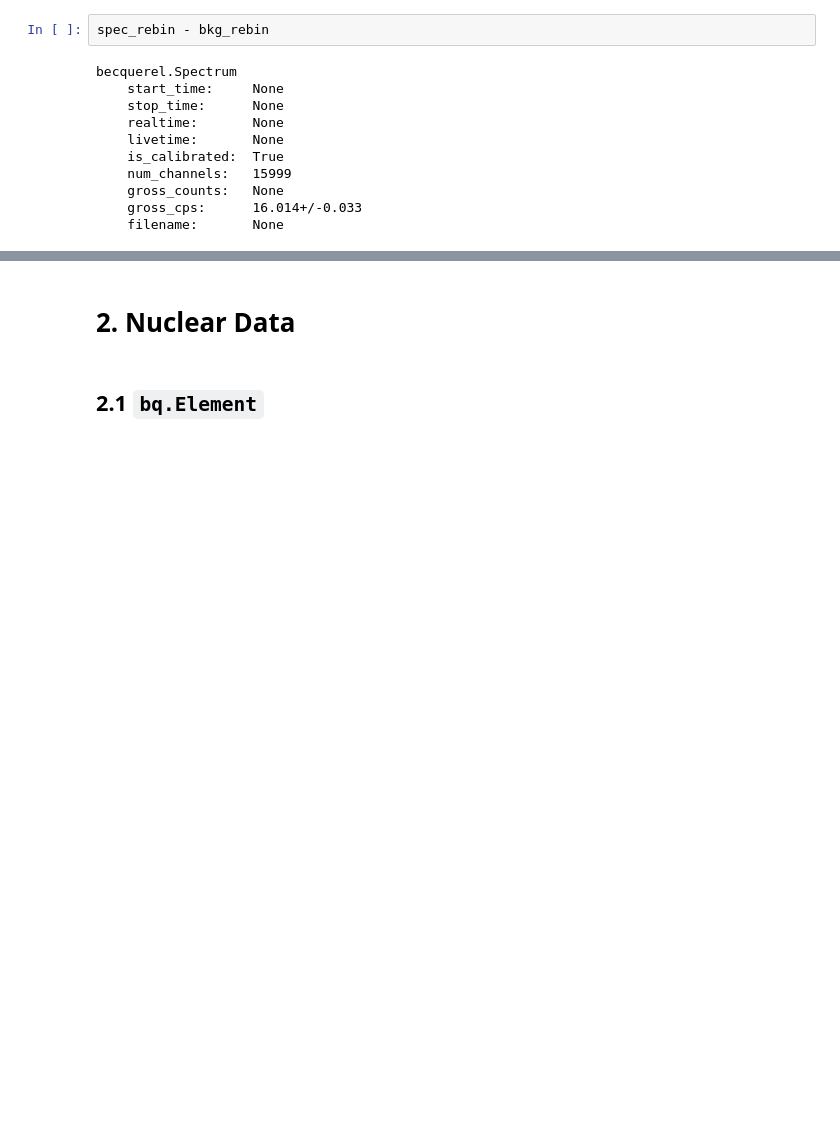
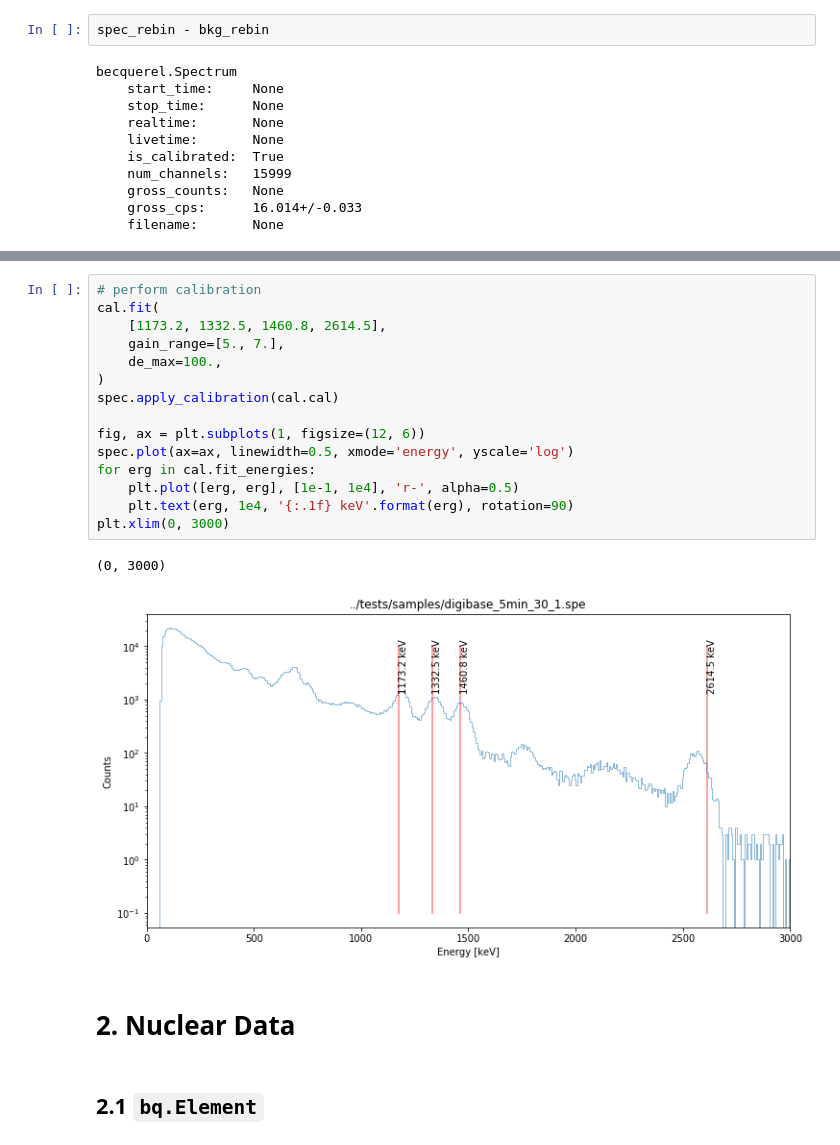
Before and after one commit to lbl-anp/becquerel, a Jupyter notebook: examples/quickstart.ipynb, the cells around one changed output, grey strips where cells are left out. Saved outputs shown, nothing was run; the diff lists cells and outputs as text; blank space fills up the shorter version.

Commit message:
Add autocalibration intro and some explanatory text

```diff
--- a/examples/quickstart.ipynb
+++ b/examples/quickstart.ipynb
@@ -368,3 +391,21 @@ becquerel.Spectrum
+# %%
+# perform calibration
+cal.fit(
+    [1173.2, 1332.5, 1460.8, 2614.5],
+    gain_range=[5., 7.],
+    de_max=100.,
+)
+spec.apply_calibration(cal.cal)
+
+fig, ax = plt.subplots(1, figsize=(12, 6))
+spec.plot(ax=ax, linewidth=0.5, xmode='energy', yscale='log')
+for erg in cal.fit_energies:
+    plt.plot([erg, erg], [1e-1, 1e4], 'r-', alpha=0.5)
+    plt.text(erg, 1e4, '{:.1f} keV'.format(erg), rotation=90)
+plt.xlim(0, 3000)
+# %% [output]
+(0, 3000)
+[figure, added]
 # %% [markdown]
 # 2. Nuclear Data
 # %% [markdown]
```
Also changed, not shown: parts of 10 cells of this notebook.
